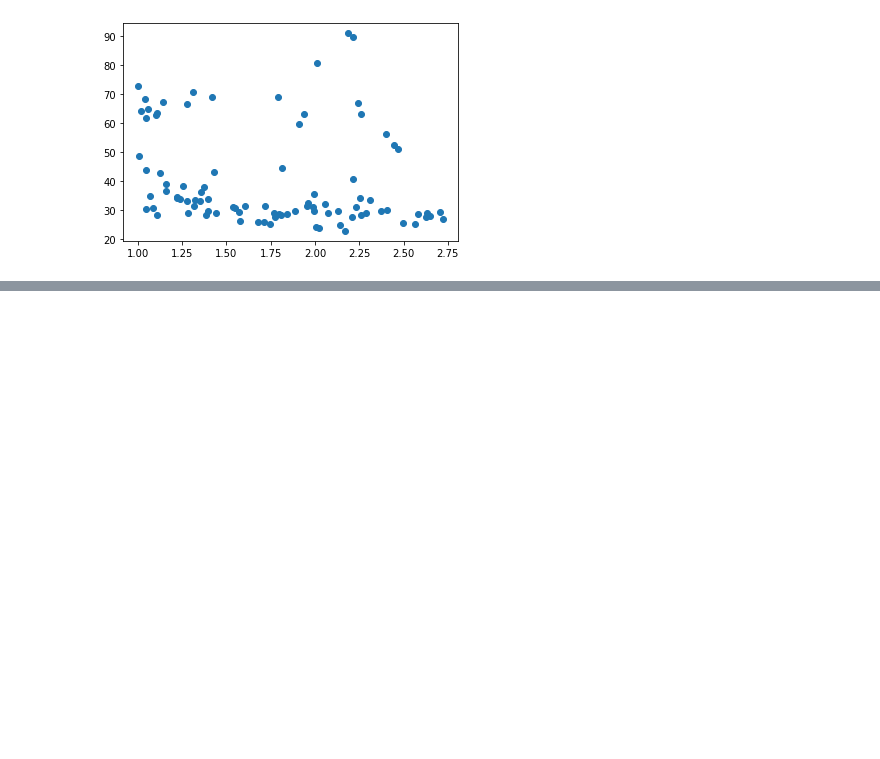
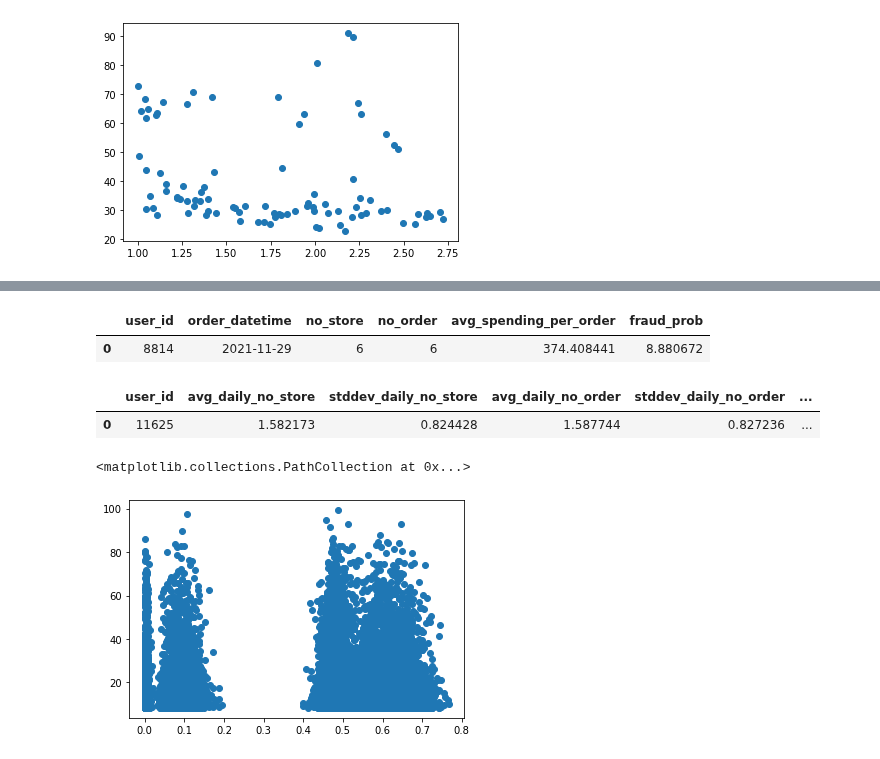
Before and after one commit to MAST30034-Applied-Data-Science/generic-buy-now-pay-later-project-group-19, a Jupyter notebook: notebooks/fraud.ipynb, the cells around one changed output, grey strips where cells are left out. Cells and saved outputs as stored; diff of their text form; code cells hidden in the pictures; blank space fills up the shorter version.

Commit message:
consumer analysis

```diff
--- a/notebooks/fraud.ipynb
+++ b/notebooks/fraud.ipynb
@@ -522,0 +518,2 @@ it appears to be the dollar amount is the most significant feature in terms of d
+# %%
+consumer_fraud_sdf = spark.read.parquet("../data/curated/consumer_fraud.parquet")
@@ -522,0 +533,5 @@ it appears to be the dollar amount is the most significant feature in terms of d
+# %%
+labeled_consumer = consumer_fraud_df["user_id"].unique().tolist() # len(labeled_consumer) = 20128
+label_consumer_historical_transaction_sdf = transaction.where(F.col('user_id').isin(labeled_consumer))
+
+label_consumer_fraud_transaction_sdf = label_consumer_historical_transaction_sdf.join(consumer_fraud_sdf, on=["user_id","order_datetime"])
@@ -522,0 +596,49 @@ it appears to be the dollar amount is the most significant feature in terms of d
+# %%
+consumer_fraud_agg_df.head(1)
+# %% [output]
+|  | user_id | order_datetime | no_store | no_order | avg_spending_per_order | fraud_prob |
+| 0 | 8814 | 2021-11-29 | 6 | 6 | 374.408441 | 8.880672 |
+# %%
+consumer_agg_df.head(1)
+# %% [output]
+|  | user_id | avg_daily_no_store | stddev_daily_no_store | avg_daily_no_order | stddev_daily_no_order | ... |
+| 0 | 11625 | 1.582173 | 0.824428 | 1.587744 | 0.827236 | ... |
+# %%
+# calculate the p vals
+
+from scipy import stats
+def two_side_p_val(mean, stddev, test):
+    norm_dist = stats.norm(loc=mean, scale=stddev)
+    if test > mean:
+        return 2* (1-norm_dist.cdf(test))
+    else:
+        return 2*norm_dist.cdf(test)
+
+def join_prob_p_val(mux, stdx, muy, stdy, testx, testy):
+    distx = stats.norm(loc=mux, scale=stdx)
+    disty = stats.norm(loc=muy, scale=stdy)
+    joint_prob = distx.cdf(testx) * disty.cdf(testy)
+    if joint_prob>0.5:
+        return 2* (1-joint_prob)
+    else:
+        return 2*joint_prob
+
+
+consumer_fraud_join_df = consumer_agg_df.merge(consumer_fraud_agg_df,on="user_id")
+
+
+consumer_fraud_join_df["no_order_p_val"] = consumer_fraud_join_df[['avg_daily_no_order','stddev_daily_no_order',"no_order"]].\
+    apply(lambda row:two_side_p_val(row[0],row[1],row[2]),axis=1)
+
+consumer_fraud_join_df["no_store_p_val"] = consumer_fraud_join_df[['avg_daily_no_store','stddev_daily_no_store',"no_store"]].\
+    apply(lambda row:two_side_p_val(row[0],row[1],row[2]),axis=1)
+
+consumer_fraud_join_df["avg_spending_per_order_p_val"] = consumer_fraud_join_df[['all_time_avg_spending_per_order','all_time_stddev_spending_per_order',"avg_spending_per_order"]].\
+    apply(lambda row:two_side_p_val(row[0],row[1],row[2]),axis=1)
+# %%
+# draw the graphs
+# bimodal, uniform distributed
+plt.scatter(consumer_fraud_join_df["no_order_p_val"],consumer_fraud_join_df["fraud_prob"])
+# %% [output]
+<matplotlib.collections.PathCollection at 0x...>
+[figure, added]
```
Also changed, not shown: parts of 26 cells of this notebook.
